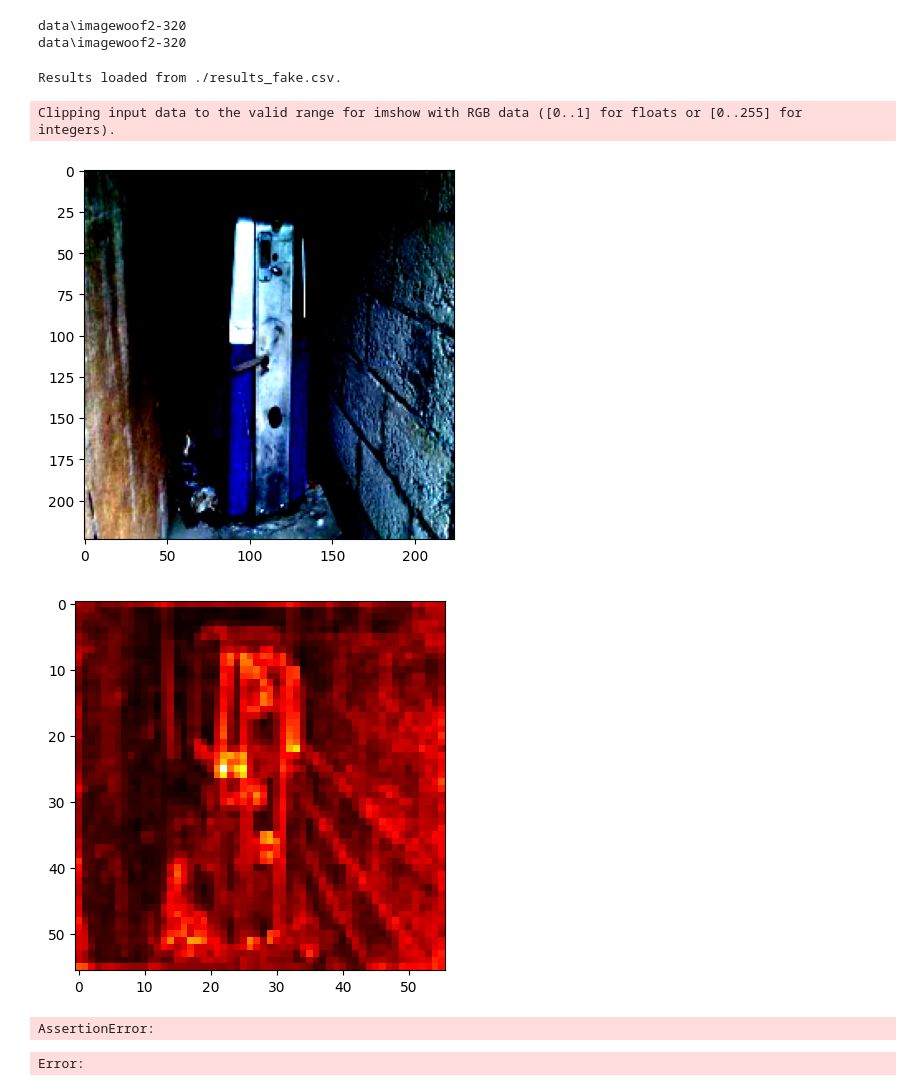
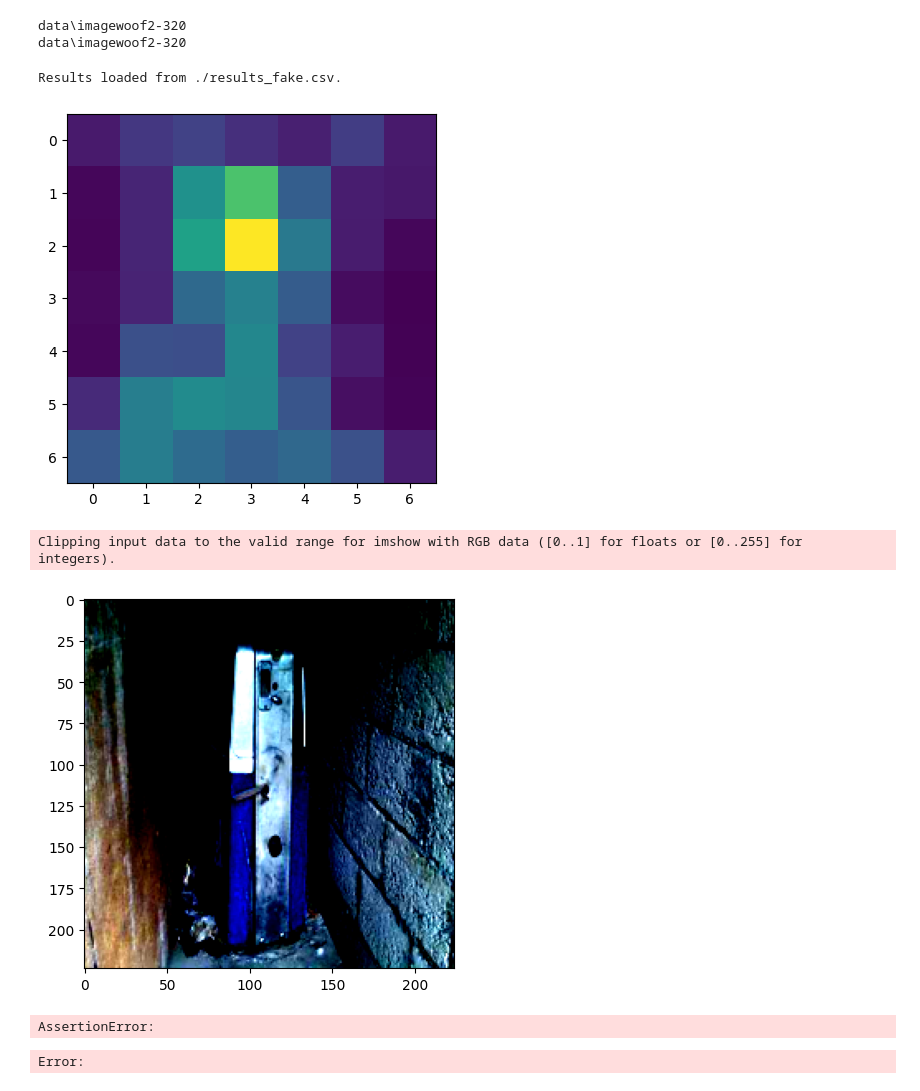
Before and after one commit to liuktc/ML4CV_XAI, a Jupyter notebook: mixing-metrics.ipynb, the cells around one changed output. Saved outputs shown, nothing was run; the diff lists cells and outputs as text; code cells hidden in the pictures.

```diff
--- a/mixing-metrics.ipynb
+++ b/mixing-metrics.ipynb
@@ -96,10 +98,10 @@ baseline_dist_16 = torch.cat([images for images, _ in dl_train], dim=0).to(devic
 baseline_dist_8 = baseline_dist_16[:8].clone()
 baseline_dist_4 = baseline_dist_16[:4].clone()
 # %%
-LAYERS = [5]
+LAYERS = [20,5]
 # %%
 from metrics import RoadCombined, Infidelity, Sensitivity, AverageDrop, InsertionCurveAUC, DeletionCurveAUC
-from utils import MultiplierMix, _ScoreCAM
+from utils import MultiplierMix, _ScoreCAM, _EigenCAM, _LayerCAM
 from tqdm.auto import tqdm
 import time
 import matplotlib.pyplot as plt
@@ -123,7 +125,10 @@ for index in tqdm(INDICES):
     LAYERS.sort(reverse=True)
     # for attribution_method in [_DeepLiftShap(baseline_dist_8, name="DeepLiftShap8"), _GradCAMPlusPlus()]:
     # for attribution_method in [_GradCAMPlusPlus()]:
-    for attribution_method in [_ScoreCAM()]:
+    # for attribution_method in [_ScoreCAM()]:
+    # for attribution_method in [_EigenCAM()]:
+    # for attribution_method in [_ShapleyCAM()]:
+    for attribution_method in [_LayerCAM()]:
         for upsample_method in [ERFUpsamplingFast(), SimpleUpsampling((224,224))]:
             attributions_per_layer = []
             for layer_index in LAYERS:
@@ -133,12 +138,22 @@ for index in tqdm(INDICES):
                                                                 layer=layer,
                                                                 target=labels
                                                                 )
+
+                # plt.imshow(attribution_map[0,0].cpu().detach().numpy())
+                # plt.show()
+                # plt.imshow(images[0].cpu().detach().numpy().transpose(1,2,0))
+                # plt.show()
+
+                # assert(False)
+
                 # upsample_method = SimpleUpsampling((224,224))
                 attribution_map = upsample_method(attribution=attribution_map,
                                                   image=images,
                                                   device=device,
                                                   model=model,
                                                   layer=layer)
+
+
 
                 if (torch.abs(
                     attribution_map.amax(dim=(2, 3), keepdim=True)
@@ -178,36 +193,36 @@ for index in tqdm(INDICES):
                                        metric=metric.name,
                                        upscale_method=upsample_method.name,
                                        mixing_method= "None",
                                        value=metric_result_normal,
                                        image_index=index,
                                        label=labels[0].item(),
                                        predicted_label=predicted_label[0].item())
 
                     metric_result_mixed = metric(model=model,
                             test_images=images,
                             saliency_maps=mixed_attribution_map,
                             class_idx=labels,
                             attribution_method=attribution_method,
                             device=device,
                             layer=layer)
 
 
                     results.add_result(model="VGG11",
                                        attribution_method=attribution_method.name,
                                        dataset="Imagenettewoof",
                                        layer=f"features.{layer_index}",
                                        metric=metric.name,
                                        upscale_method=upsample_method.name,
                                        mixing_method= mix.name,
                                        value=metric_result_mixed,
                                        image_index=index,
                                        label=labels[0].item(),
                                        predicted_label=predicted_label[0].item())
 # %% [output]
 Results loaded from ./results_fake.csv.
+[figure, new version]
 Clipping input data to the valid range for imshow with RGB data ([0..1] for floats or [0..255] for integers).
-[figure, old version]
-[figure, old version]
+[figure, new version]
 AssertionError:
 # %%
 from concurrent.futures import ThreadPoolExecutor, as_completed
```
Also changed, not shown: parts of 1 cell of this notebook, 3 other files.
